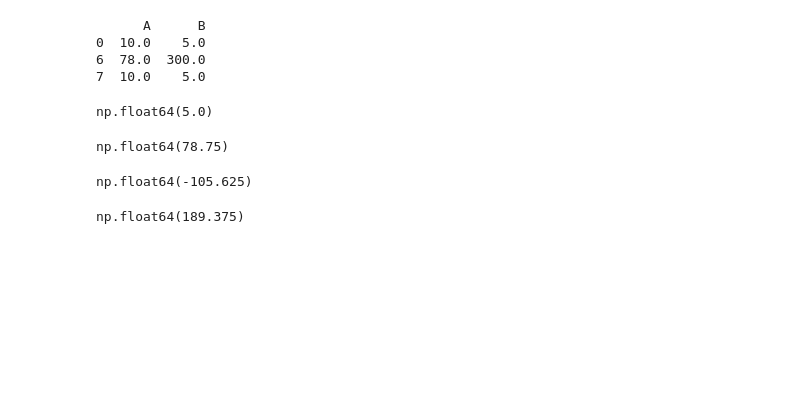
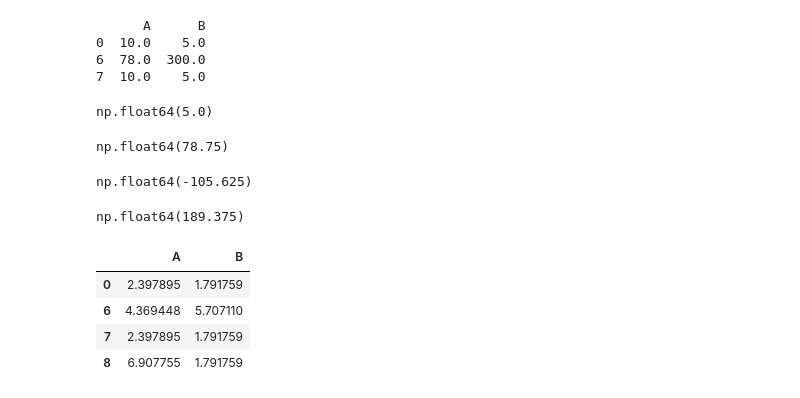
Before and after one commit to karthik-k11/Data-Science-Libraries-Practice, a Jupyter notebook: Pandas_Practice.ipynb, the cells around one changed output. Saved outputs shown, nothing was run; the diff lists cells and outputs as text; code cells hidden in the pictures; blank space fills up the shorter version.

```diff
--- a/Pandas_Practice.ipynb
+++ b/Pandas_Practice.ipynb
@@ -1204,3 +1204,22 @@ uf = Q3 + 1.5 * IQR
 uf
 # %% [output]
 np.float64(189.375)
+# %%
+import numpy as np
+
+def log_transformation(df, columns):
+
+    tranform_df = df.copy()
+
+    for col in columns:
+        tranform_df[col] = np.log1p(tranform_df[col])
+    return tranform_df
+
+log = log_transformation(data, ['A', 'B'])
+log
+# %% [output]
+|  | A | B |
+| 0 | 2.397895 | 1.791759 |
+| 6 | 4.369448 | 5.707110 |
+| 7 | 2.397895 | 1.791759 |
+| 8 | 6.907755 | 1.791759 |
```
Also changed, not shown: parts of 6 cells of this notebook.
